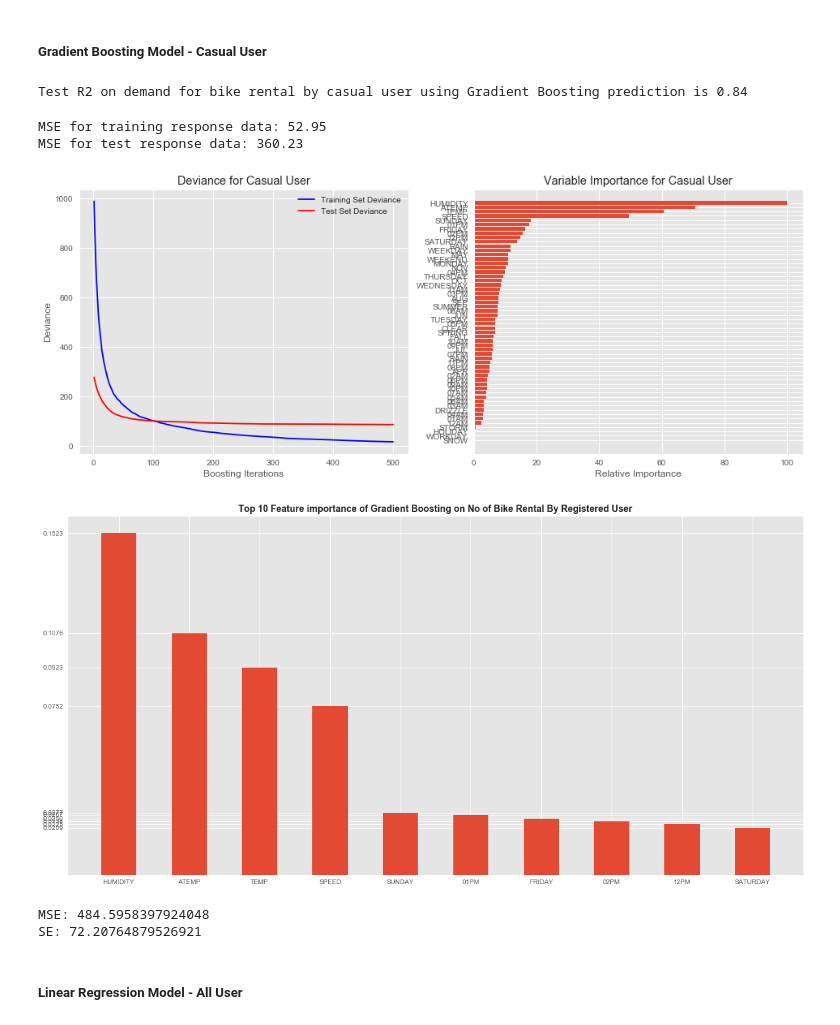
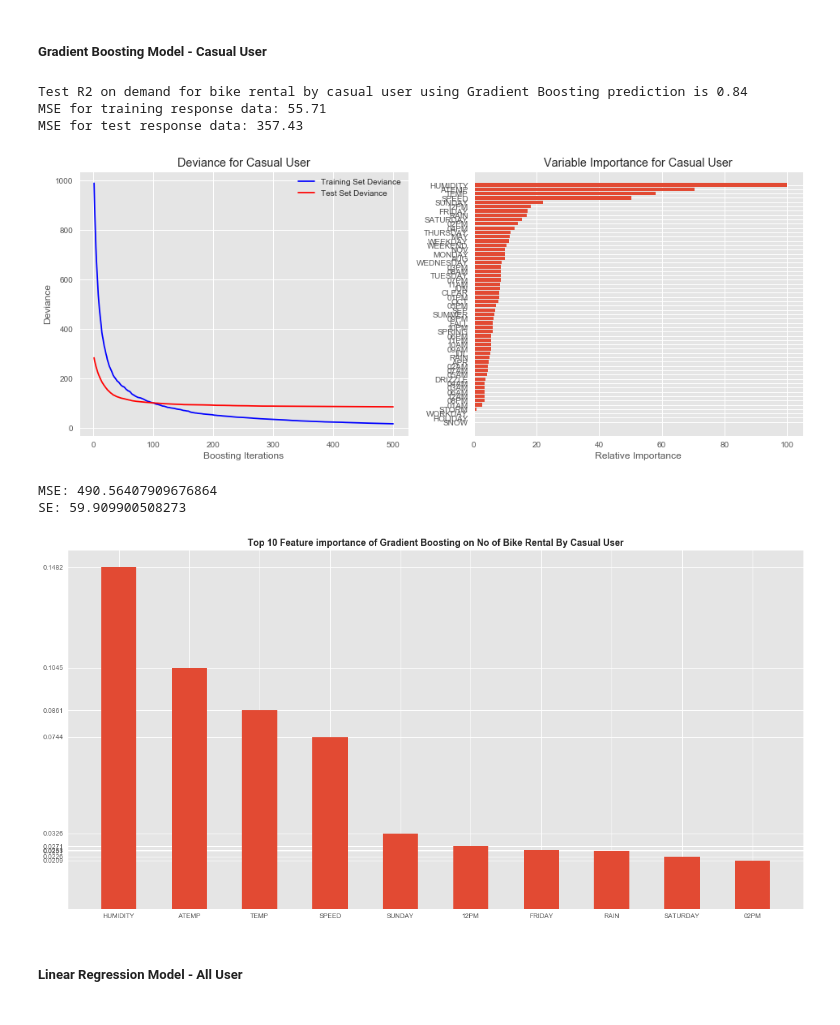
Before and after one commit to msubhabrata3/hubway-trip-analysis, a Jupyter notebook: Hubway-trip.ipynb, the cells around one changed output. Drawn from its saved outputs; the diff is of its cells as text; code cells hidden in the pictures.

```diff
--- a/Hubway-trip.ipynb
+++ b/Hubway-trip.ipynb
@@ -747,9 +734,9 @@ plt.show()
 ##### Dropping Unncessary Columns
 # %%
 dropFeatures = ["DURATION","CASUAL","TOTAL","START_DATE","REGISTERED"]
-dfDaily  = dfHourlyRental.drop(dropFeatures,axis=1)
+dfHourly  = dfHourlyRental.drop(dropFeatures,axis=1)
 
-dfDaily.head(5)
+dfHourly.head(5)
 # %% [output]
 |  | SEASON | HOUR | WEEKDAY | MONTH | HOLIDAY | WORKDAY | TEMP | ATEMP | HUMIDITY | SPEED | RAIN | ... |
 | 0 | 3 | 13 | Monday | Oct | 0 | 0 | 57 | 57 | 68 | 3 | 0.0 | ... |
@@ -801,7 +788,7 @@ memory usage: 779.0 KB
 * Casual:     number of non-registered user
 * Casual:     number of total rentals (registered + casual)
 # %%
-dfRental = pd.get_dummies(dfDaily, columns=['SEASON','HOUR','WEEKDAY','MONTH','HOLIDAY','WORKDAY','WEATHER'])
+dfRental = pd.get_dummies(dfHourly, columns=['SEASON','HOUR','WEEKDAY','MONTH','HOLIDAY','WORKDAY','WEATHER'])
 
 dfRental.head(5)
 # %% [output]
@@ -1360,19 +1252,26 @@ r2 = r2_score(y_test, gb_casual.predict(X_test))
-# %%
-gbCasScore = round(gb_casual.score(X_test, y_test),2)
-
-print('Test R2 on demand for bike rental by casual user using Gradient Boosting prediction is {}'.format(gbCasScore))
-# %% [output]
-Test R2 on demand for bike rental by casual user using Gradient Boosting prediction is 0.84
-# %%
-gbMseTrnCas = round(np.mean((gb_casual.predict(X_train) - y_train) **2),2)
-gbMseTstCas = round(np.mean((gb_casual.predict(X_test) - y_test) **2),2)
-
-print('MSE for training response data: {:.2f}'.format(gbMseTrnCas))
-print('MSE for test response data: {:.2f}'.format(gbMseTstCas))
-# %% [output]
-MSE for training response data: 52.95
-MSE for test response data: 360.23
 # %%
+X = dfRental
+y = dfHourlyRental['CASUAL']
+
+X_train, X_test, y_train, y_test = train_test_split(X, y, random_state=0)
+
+params = {'n_estimators': 500, 'max_depth': 6,
+        'learning_rate': 0.1, 'loss': 'huber','alpha':0.95}
+gb_casual = GradientBoostingRegressor(**params).fit(X_train, y_train)
+
+mse = mean_squared_error(y_test, gb_casual.predict(X_test))
+r2 = r2_score(y_test, gb_casual.predict(X_test))
+
+gbCasScore = round(gb_casual.score(X_test, y_test),2)
+
+print('Test R2 on demand for bike rental by casual user using Gradient Boosting prediction is {}'.format(gbCasScore))
+
+gbMseTrnCas = round(np.mean((gb_casual.predict(X_train) - y_train) **2),2)
+gbMseTstCas = round(np.mean((gb_casual.predict(X_test) - y_test) **2),2)
+
+print('MSE for training response data: {:.2f}'.format(gbMseTrnCas))
+print('MSE for test response data: {:.2f}'.format(gbMseTstCas))
+
 test_score = np.zeros((params['n_estimators'],), dtype=np.float64)
 
 for i, y_pred in enumerate(gb_casual.staged_predict(X_test)):
@@ -1398,39 +1297,41 @@ plt.barh(pos, feature_importance[sorted_idx], align='center')
 plt.yticks(pos, X.columns[sorted_idx])
 plt.xlabel('Relative Importance')
 plt.title('Variable Importance for Casual User')
+
 plt.show()
+
+#Find MSE on No Of Bike Rental prediction by casual user using 5 K-folds
+kf = KFold(5, shuffle = True)
+scores = cross_val_score(gb_casual, X_train, y_train, scoring = 'neg_mean_squared_error', cv = kf)
+print('MSE: {} \nSE: {}'.format(np.mean(np.abs(scores)), scores.std()))
 # %% [output]
+Test R2 on demand for bike rental by casual user using Gradient Boosting prediction is 0.84
+MSE for training response data: 55.71
+MSE for test response data: 357.43
-[figure, old version]
+[figure, new version]
+MSE: 490.56407909676864
+SE: 59.909900508273
 # %%
 feature = gb_casual.feature_importances_.tolist()
 columns = X.columns.tolist()
 featureimportancesList = list(zip(columns,feature))
 sortedfeatureimportancesList = sorted(featureimportancesList,key=lambda x: x[1], reverse=True)
-#print(sortedfeatureimportancesList[:10])
 top=sortedfeatureimportancesList[:10]
 
 fig = plt.figure(figsize=(20, 10))
 
 labels, ys = zip(*top)
 xs = np.arange(len(labels))
 width = 0.5
 
 plt.bar(xs, ys, width, align='center')
 
 plt.xticks(xs, labels)
 plt.yticks(ys)
-plt.title('Top 10 Feature importance of Gradient Boosting on No of Bike Rental By Registered User', fontsize = 14, fontweight = 'bold');
+plt.title('Top 10 Feature importance of Gradient Boosting on No of Bike Rental By Casual User', fontsize = 14, fontweight = 'bold');
 
 plt.show()
 # %% [output]
-[figure, old version]
+[figure, new version]
-# %%
-#Find MSE on No Of Bike Rental prediction by casual user using 5 K-folds
-kf = KFold(5, shuffle = True)
-scores = cross_val_score(gb_casual, X_train, y_train, scoring = 'neg_mean_squared_error', cv = kf)
-print('MSE: {} \nSE: {}'.format(np.mean(np.abs(scores)), scores.std()))
-# %% [output]
-MSE: 484.5958397924048
-SE: 72.20764879526921
 # %% [markdown]
 ##### Linear Regression Model - All User
```
Also changed, not shown: parts of 97 cells of this notebook.
